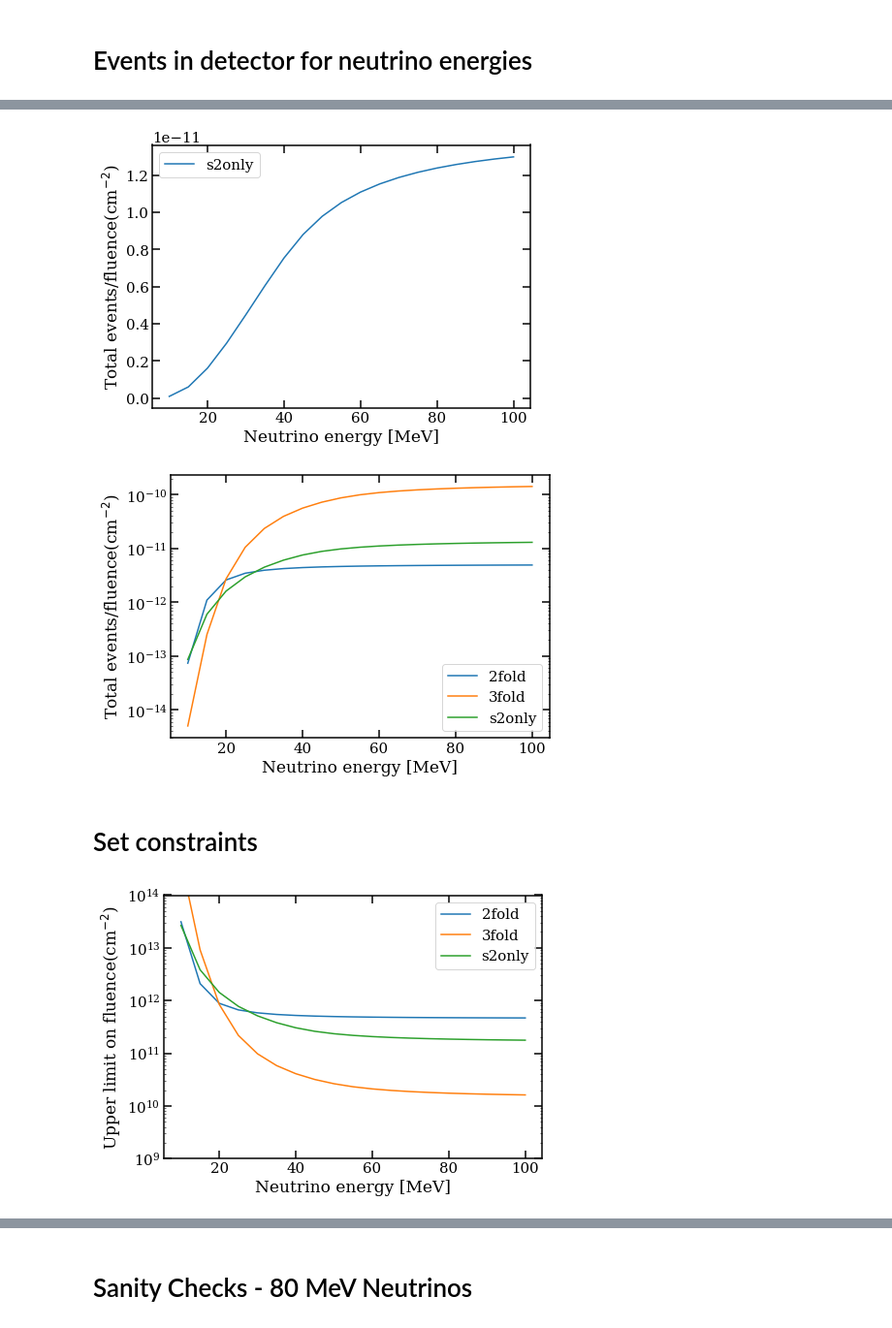
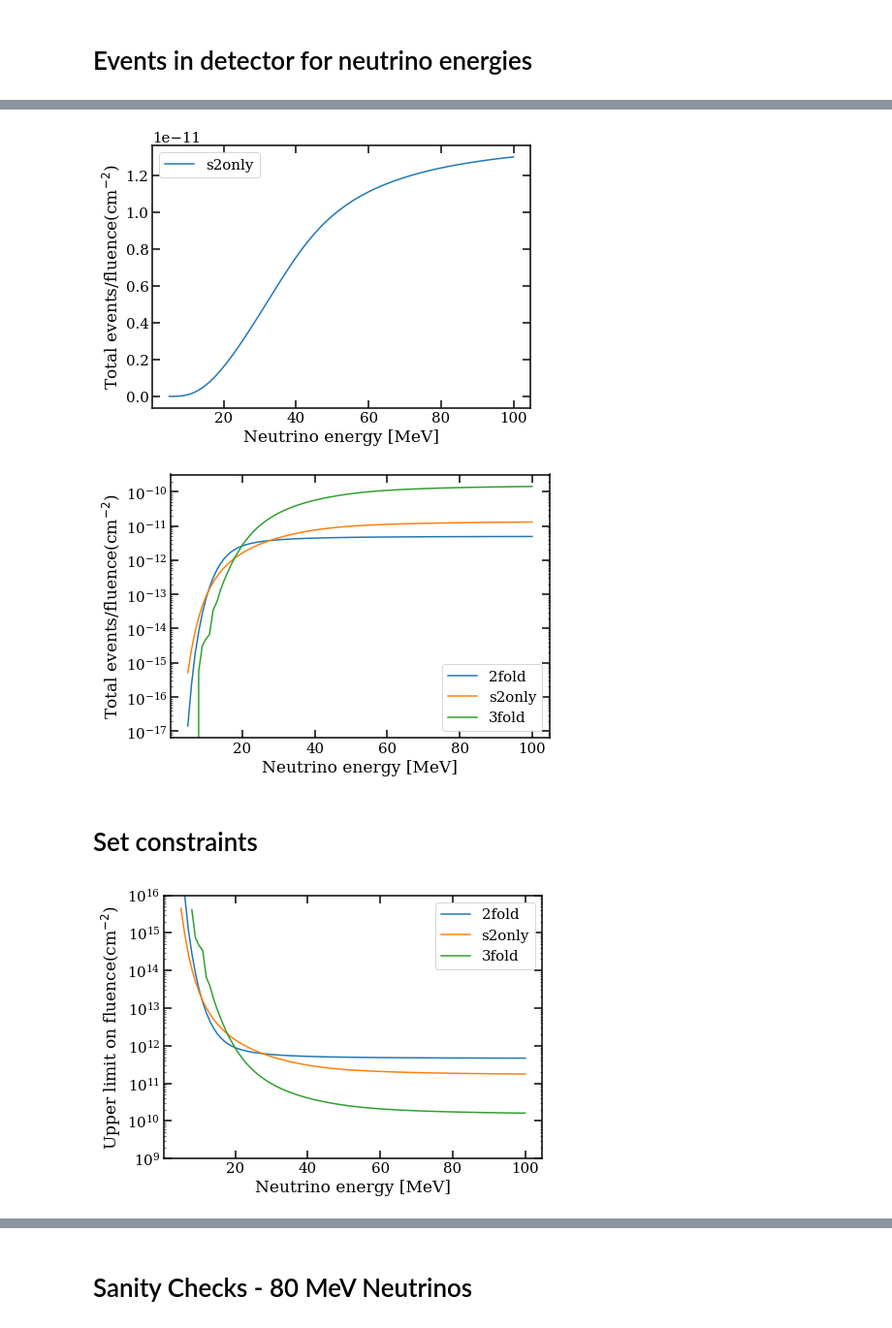
Before and after one commit to XENON1T/Gravitational-Waves, a Jupyter notebook: CEvNS+Neutrino+limit.ipynb, the cells around one changed output, grey strips where cells are left out. Shown at 97% size. Saved outputs shown, nothing was run; the diff lists cells and outputs as text; code cells hidden in the pictures.

```diff
--- a/CEvNS+Neutrino+limit.ipynb
+++ b/CEvNS+Neutrino+limit.ipynb
@@ -296,7 +303,7 @@ acceptanceFileNames = [
 ]
 percentiles = [pickle.load(open(af + '.pkl', 'rb')) for af in acceptanceFileNames]
 
-energyEdges = percentiles[i]['energy_edges']* keV
+energyEdges = percentiles[0]['energy_edges']* keV
 energy_3fold = (energyEdges[1:] + energyEdges[:-1]) / 2.
 
 accept = percentiles[0]['energy']['totalcombacc'].T[1]
@@ -472,5 +488,5 @@ array([ 15.,  20.,  25.,  30.,  35.,  40.,  45.,  50.,  55.,  60.,  65.,
 # %%
-Neutrino_Energy = np.linspace(10, 100, 19)*MeV
+Neutrino_Energy = np.linspace(5, 100, 96)*MeV
 
 def calc_rate_Ev(energy, accept, fm):
     total_rate_Ev = []
@@ -534,12 +550,12 @@ ax.xaxis.set_ticks_position('both')
 plt.legend()
 plt.show()
 # %% [output]
-[figure, old version]
+[figure, new version]
 # %%
 fig, ax = plt.subplots(1, 1, figsize=(7,5))
 plt.plot(Neutrino_Energy/MeV, calc_rate_Ev(energy_2fold, accept_2fold, fm_2fold), label="2fold")
+plt.plot(Neutrino_Energy/MeV, calc_rate_Ev(energy_S2only, accept_S2only, fm_S2only), label="s2only")
 plt.plot(Neutrino_Energy/MeV, calc_rate_Ev(energy_3fold, accept_3fold_SR1, fm_3fold), label="3fold")
-plt.plot(Neutrino_Energy/MeV, calc_rate_Ev(energy_S2only, accept_S2only, fm_S2only), label="s2only")
 
 #ax.legend()
 #ax.set_title(r"(Total events/flux ")
@@ -554,7 +570,7 @@ ax.xaxis.set_ticks_position('both')
 plt.legend()
 plt.show()
 # %% [output]
-[figure, old version]
+[figure, new version]
 # %% [markdown]
 # Set constraints
 # %%
@@ -564,19 +580,19 @@ upper_lim_fluence_S2only = 2.3/calc_rate_Ev(energy_S2only, accept_S2only, fm_S2o
 # %%
 fig, ax = plt.subplots(1, 1, figsize=(7,5))
 plt.plot(Neutrino_Energy/MeV, upper_lim_fluence_2_fold, label="2fold")
+plt.plot(Neutrino_Energy/MeV, upper_lim_fluence_S2only, label="s2only")
 plt.plot(Neutrino_Energy/MeV, upper_lim_fluence_3_fold, label="3fold")
-plt.plot(Neutrino_Energy/MeV, upper_lim_fluence_S2only, label="s2only")
 
 ax.legend()
 #ax.set_title(r"(Total events/flux ")
-ax.set_ylim([1e9, 1e14])
+ax.set_ylim([1e9, 1e16])
 plt.yscale("log")
 #ax.set_xlim([0, 5])
 ax.set_xlabel("Neutrino energy [MeV]")
 ax.set_ylabel(r"Upper limit on fluence(cm$^{-2}$)")
 ax.yaxis.set_ticks_position('both')
 ax.xaxis.set_ticks_position('both')
 
 plt.show()
 # %% [output]
-[figure, old version]
+[figure, new version]
```
Also changed, not shown: parts of 21 cells of this notebook.
